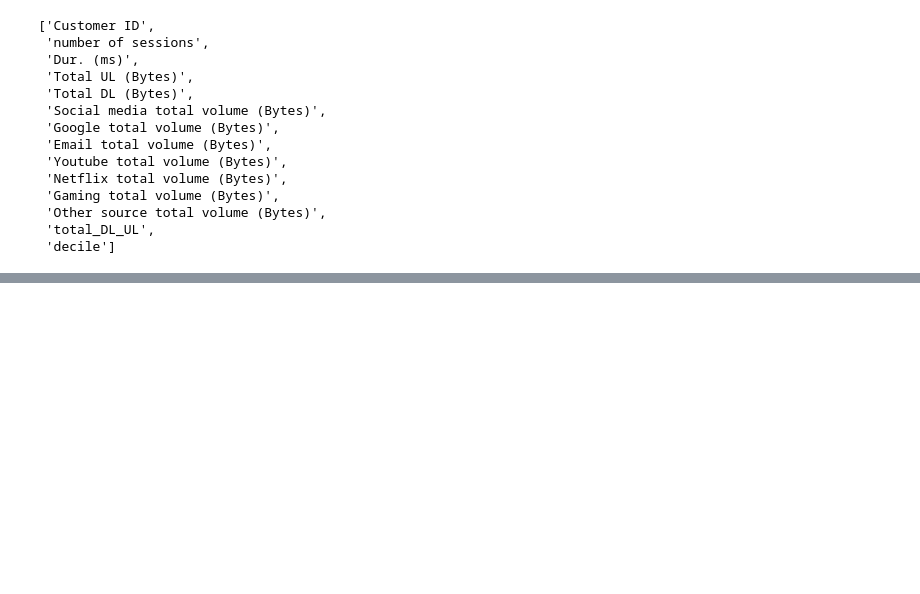
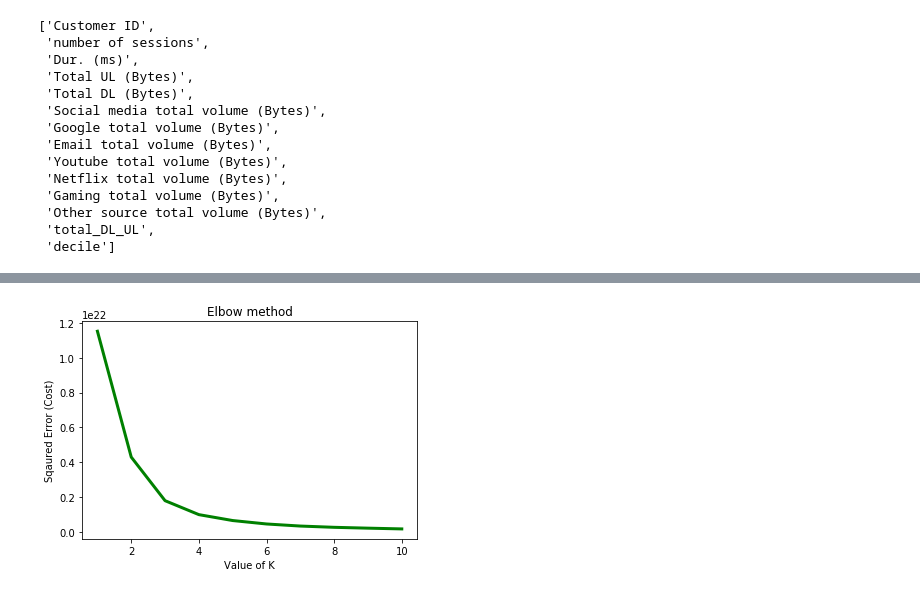
Before and after one commit to maxi1571/Telecommunication-User-Analytics, a Jupyter notebook: notebooks/data_analysis.ipynb, the cells around one changed output, grey strips where cells are left out. Saved outputs shown, nothing was run; the diff lists cells and outputs as text; code cells hidden in the pictures; blank space fills up the shorter version.

```diff
--- a/notebooks/data_analysis.ipynb
+++ b/notebooks/data_analysis.ipynb
@@ -892,0 +903,8 @@ plt.show()
+# %%
+#
+cost =[]
+for i in range(1, 11):
+    kmeans = KMeans(n_clusters = i, random_state=0)
+    df_segm['cluster'] = kmeans.fit_predict(df_segm[['number of sessions', 'Dur. (ms)','total_DL_UL']])
+
+    cost.append(kmeans.inertia_)
@@ -892,0 +929,9 @@ plt.show()
+# %%
+# plot the cost against K values
+plt.plot(range(1, 11), cost, color ='g', linewidth ='3')
+plt.xlabel("Value of K")
+plt.ylabel("Sqaured Error (Cost)")
+plt.title('Elbow method')
+plt.show()
+# %% [output]
+[figure, added]
```
Also changed, not shown: parts of 49 cells of this notebook, 1 other file.
